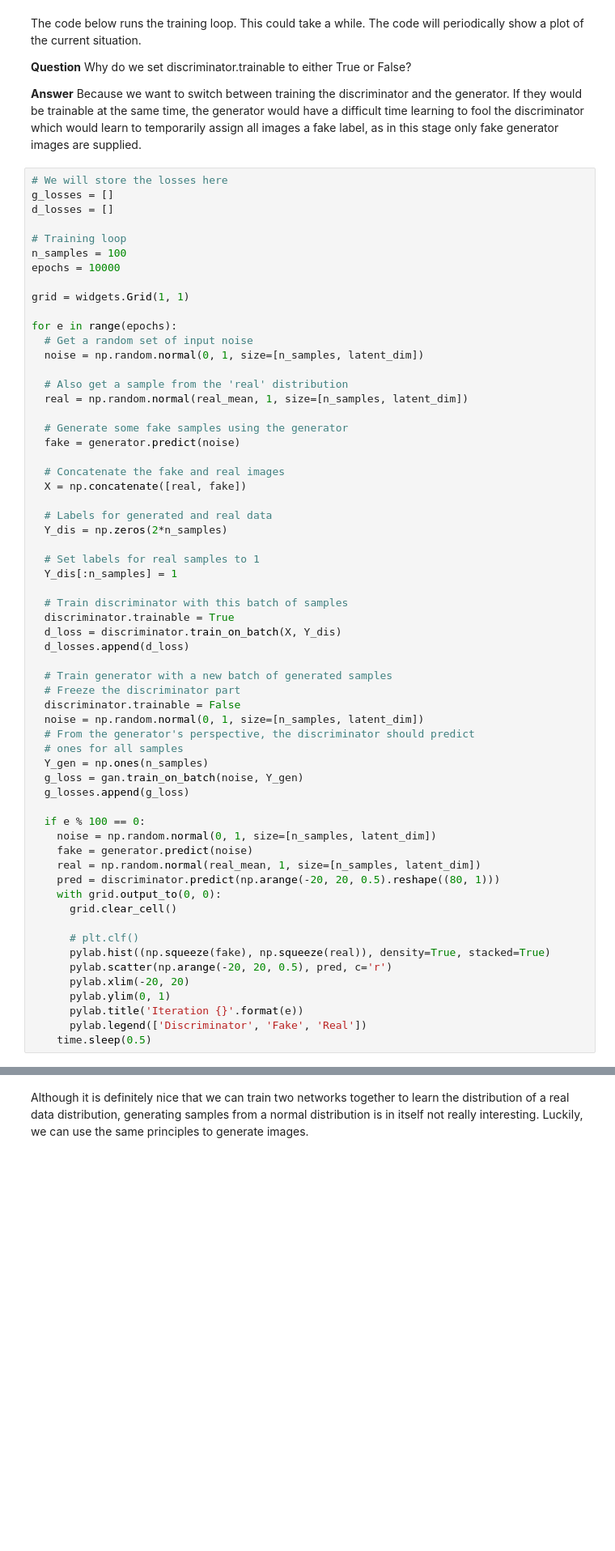
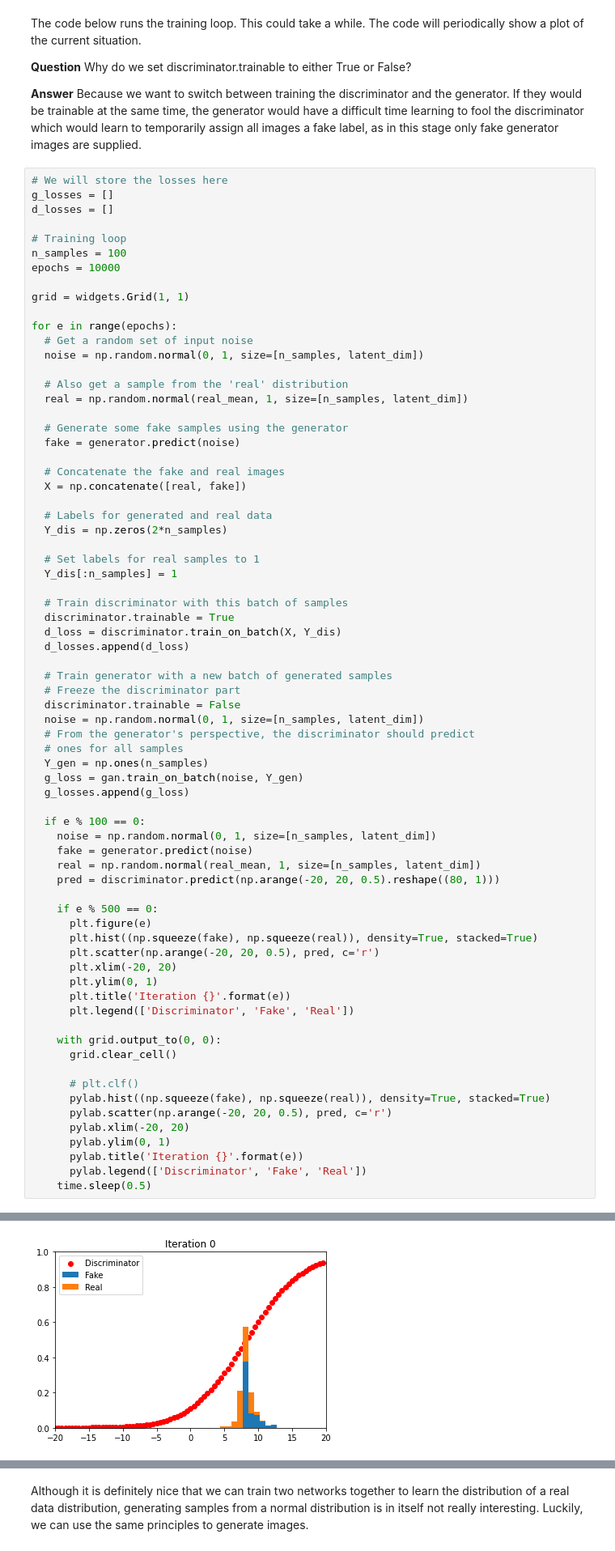
Before and after one commit to VincentV0/8dm50-machine-learning, a Jupyter notebook: practicals/week_5.ipynb, the cells around one changed output, grey strips where cells are left out. Shown at 81% size. Cells and saved outputs as stored; diff of their text form; blank space fills up the shorter version.

```diff
--- a/practicals/week_5.ipynb
+++ b/practicals/week_5.ipynb
@@ -187,6 +189,16 @@ for e in range(epochs):
     fake = generator.predict(noise)
     real = np.random.normal(real_mean, 1, size=[n_samples, latent_dim])
     pred = discriminator.predict(np.arange(-20, 20, 0.5).reshape((80, 1)))
+
+    if e % 500 == 0:
+      plt.figure(e)
+      plt.hist((np.squeeze(fake), np.squeeze(real)), density=True, stacked=True)
+      plt.scatter(np.arange(-20, 20, 0.5), pred, c='r')
+      plt.xlim(-20, 20)
+      plt.ylim(0, 1)
+      plt.title('Iteration {}'.format(e))
+      plt.legend(['Discriminator', 'Fake', 'Real'])
+
     with grid.output_to(0, 0):
       grid.clear_cell()
 
@@ -198,3 +210,4 @@ for e in range(epochs):
       pylab.title('Iteration {}'.format(e))
       pylab.legend(['Discriminator', 'Fake', 'Real'])
     time.sleep(0.5)
+# %% [output]
@@ -200,0 +215 @@ for e in range(epochs):
+[figure, added]
```
Also changed, not shown: parts of 12 cells of this notebook.
